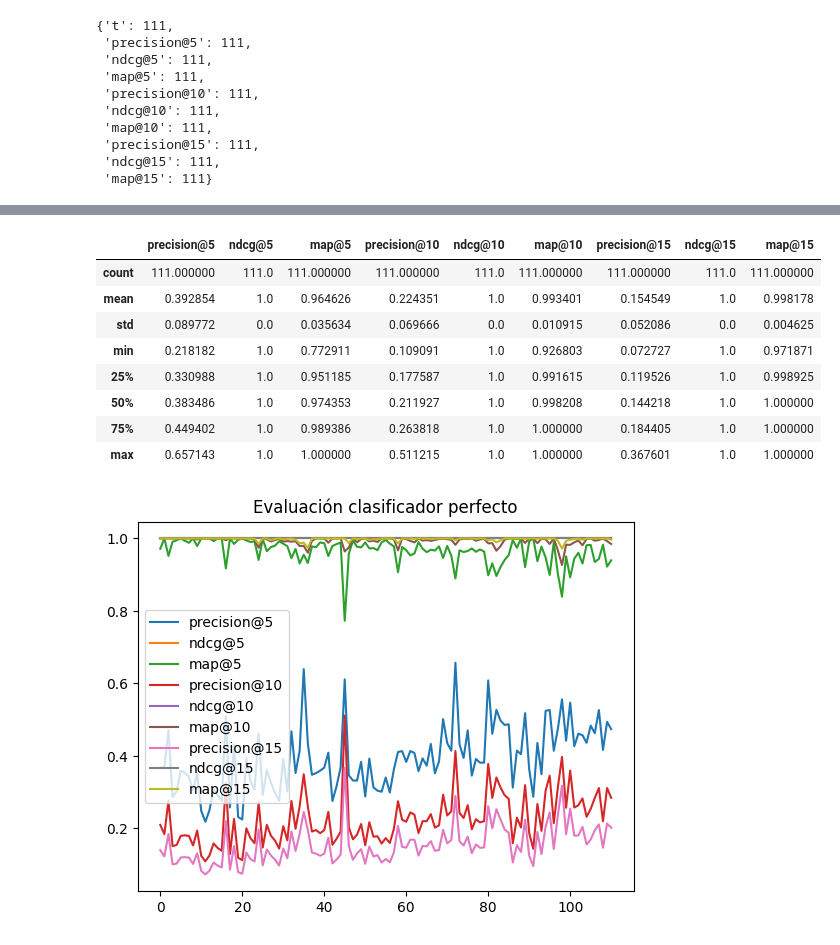
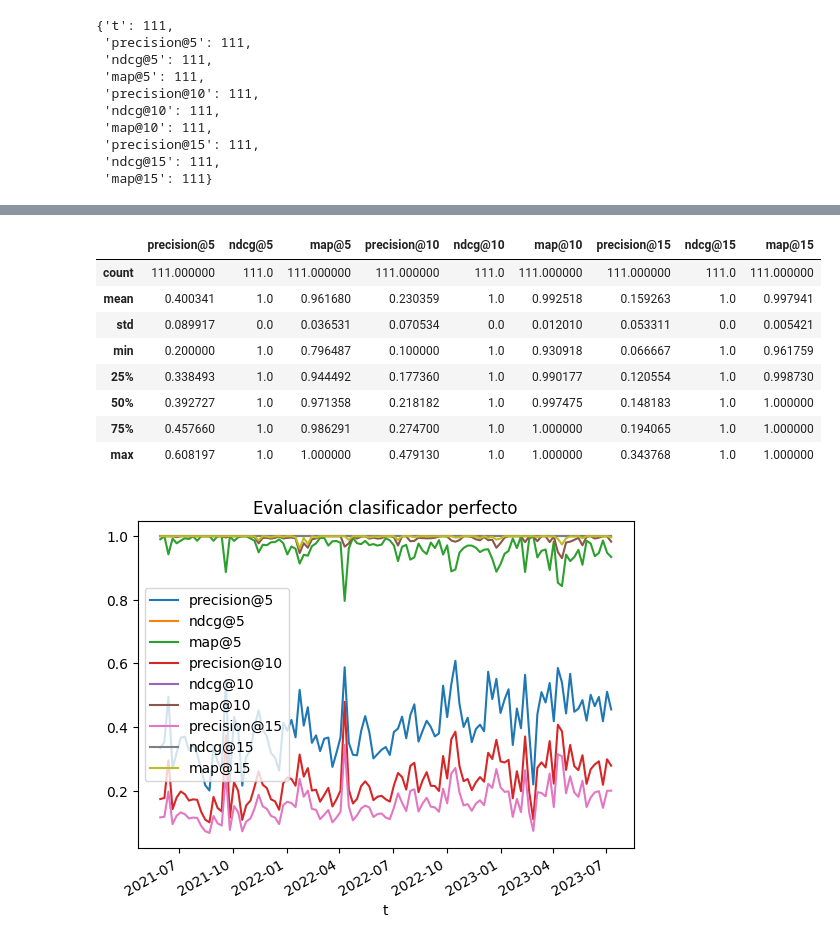
Before and after one commit to daviddavo/upm-tfm-notebooks, a Jupyter notebook: 10_baseline_mp.ipynb, the cells around one changed output, grey strips where cells are left out. Cells and saved outputs as stored; diff of their text form; code cells hidden in the pictures.

```diff
--- a/10_baseline_mp.ipynb
+++ b/10_baseline_mp.ipynb
@@ -25,6 +27,7 @@ SKIP_SPLIT: int = 0
 
 # the second way of making splits
 SPLITS_FREQ: str = '1W'
+SPLITS_NORMALIZE: bool = True
 
 K_RECOMMENDATIONS: List[int] = [5, 10, 15]
 
@@ -34,8 +37,10 @@ ORG_NAME: str = 'Decentraland'
 # %%
-dfv, dfp = daocensus.get("./data/daos-census", ORG_NAME, 'snapshot')
-dfptime = pd.read_csv('./snapshot_proposals.csv')[['proposal_id', 'title', 'description', 'start', 'end']]
-dfp = dfp.merge(dfptime, how='left', left_on='platform_proposal', right_on='proposal_id')
-dfp[['start', 'end']] = dfp[['start', 'end']].astype('datetime64')
+# dfv, dfp = daocensus.get("./data/daos-census", ORG_NAME, 'snapshot')
+# dfptime = pd.read_csv('./snapshot_proposals.csv')[['proposal_id', 'title', 'description', 'start', 'end']]
+# dfp = dfp.merge(dfptime, how='left', left_on='platform_proposal', right_on='proposal_id')
+# dfp[['start', 'end']] = dfp[['start', 'end']].astype('datetime64')
+
+dfv, dfp = daocensus_text.get("./data/daos-census-text", ORG_NAME, "snapshot")
 print(dfv.info())
 print(dfp.info())
 # %% [output]
@@ -130,0 +196,25 @@ dfp.set_index('start').sort_index().rolling('7d')['id'].count().plot()
+# %%
+freqs = ['W-SUN', 'W-MON', 'W-TUE', 'W-WED', 'W-THU', 'W-SAT']
+freq = freqs[0]
+
+results = []
+for freq in tqdm(freqs, leave=False):
+    for dftrain, dftest, t, openproposals in timeFreqSplitCurrent(to_microsoft(dfv), freq, dfp.reset_index(), return_open=True, remove_not_in_train_col='userID'):
+        dftrain_filter = dftrain[dftrain['itemID'].isin(openproposals)]
+
+        results.append({
+            'f': freq,
+            't': t,
+            # 'proposals in train': dftrain['itemID'].nunique(),
+            # 'votes in train': len(dftrain),
+            'votes in open proposals (train)': len(dftrain_filter),
+            'users in open proposals (train)': dftrain_filter['userID'].nunique(),
+            'open proposals': len(openproposals),
+            'votes in test': len(dftest),
+            'users in test': dftest['userID'].nunique(),
+        })
+
+res = pd.DataFrame(results)
+res['vpp test'] = res['votes in test'] / res['open proposals']
+res['vpu test'] = res['votes in test'] / res['users in test']
+res.groupby('f').describe(percentiles=[]).T[freqs]
@@ -285,7 +401,7 @@ folds = list(timeFreqSplitCurrent(df, SPLITS_FREQ, dfp, remove_not_in_train_col=
 metrics_f = { 'precision':precision_at_k, 'ndcg': ndcg_at_k, 'ndcg': ndcg_at_k, 'map': map_at_k, } # 'recall': recall_at_k,
 # metrics = {n+f'@{k}':[] for k,n in it.product(K_RECOMMENDATIONS, metrics_f.keys())}
 metrics = defaultdict(list)
-perfectmetrics = {n+f'@{k}':[] for k,n in it.product(K_RECOMMENDATIONS, metrics_f.keys())}
+perfectmetrics = defaultdict(list)
 
 for i, (train, test) in enumerate(tqdm(folds)):
     t = train.timestamp.max()
@@ -302,6 +418,7 @@ for i, (train, test) in enumerate(tqdm(folds)):
 
     # print('Tested score:')
     metrics['t'].append(t)
+    perfectmetrics['t'].append(t)
     for k_recs in K_RECOMMENDATIONS:
         recs = getBaselineRecommendations(train, test_filtered['userID'].unique(), open_proposals, k_recs)
 
@@ -363,15 +494,17 @@ mdf.describe()
 # %%
-pmdf = pd.DataFrame(perfectmetrics)
+pmdf = pd.DataFrame(perfectmetrics).set_index('t')
+
+pmdf.to_csv(paths.perfect_mp_freq(ORG_NAME, SPLITS_FREQ, SPLITS_NORMALIZE))
 pmdf.plot(title='Evaluación clasificador perfecto')
 pmdf.describe()
 # %% [output]
 |  | precision@5 | ndcg@5 | map@5 | precision@10 | ndcg@10 | map@10 | precision@15 | ndcg@15 | map@15 |
 | count | 111.000000 | 111.0 | 111.000000 | 111.000000 | 111.0 | 111.000000 | 111.000000 | 111.0 | 111.000000 |
-| mean | 0.392854 | 1.0 | 0.964626 | 0.224351 | 1.0 | 0.993401 | 0.154549 | 1.0 | 0.998178 |
-| std | 0.089772 | 0.0 | 0.035634 | 0.069666 | 0.0 | 0.010915 | 0.052086 | 0.0 | 0.004625 |
-| min | 0.218182 | 1.0 | 0.772911 | 0.109091 | 1.0 | 0.926803 | 0.072727 | 1.0 | 0.971871 |
-| 25% | 0.330988 | 1.0 | 0.951185 | 0.177587 | 1.0 | 0.991615 | 0.119526 | 1.0 | 0.998925 |
-| 50% | 0.383486 | 1.0 | 0.974353 | 0.211927 | 1.0 | 0.998208 | 0.144218 | 1.0 | 1.000000 |
-| 75% | 0.449402 | 1.0 | 0.989386 | 0.263818 | 1.0 | 1.000000 | 0.184405 | 1.0 | 1.000000 |
-| max | 0.657143 | 1.0 | 1.000000 | 0.511215 | 1.0 | 1.000000 | 0.367601 | 1.0 | 1.000000 |
+| mean | 0.400341 | 1.0 | 0.961680 | 0.230359 | 1.0 | 0.992518 | 0.159263 | 1.0 | 0.997941 |
+| std | 0.089917 | 0.0 | 0.036531 | 0.070534 | 0.0 | 0.012010 | 0.053311 | 0.0 | 0.005421 |
+| min | 0.200000 | 1.0 | 0.796487 | 0.100000 | 1.0 | 0.930918 | 0.066667 | 1.0 | 0.961759 |
+| 25% | 0.338493 | 1.0 | 0.944492 | 0.177360 | 1.0 | 0.990177 | 0.120554 | 1.0 | 0.998730 |
+| 50% | 0.392727 | 1.0 | 0.971358 | 0.218182 | 1.0 | 0.997475 | 0.148183 | 1.0 | 1.000000 |
+| 75% | 0.457660 | 1.0 | 0.986291 | 0.274700 | 1.0 | 1.000000 | 0.194065 | 1.0 | 1.000000 |
+| max | 0.608197 | 1.0 | 1.000000 | 0.479130 | 1.0 | 1.000000 | 0.343768 | 1.0 | 1.000000 |
-[figure, old version]
+[figure, new version]
```
Also changed, not shown: parts of 23 cells of this notebook, 12 other files.
